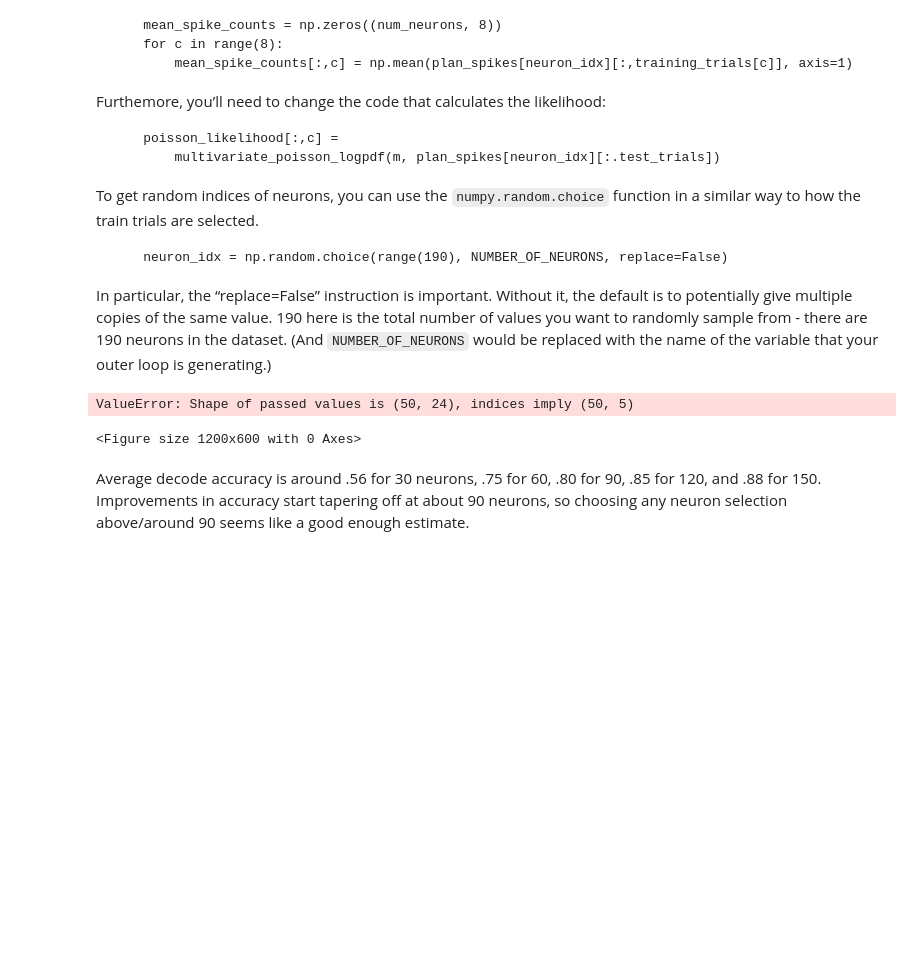
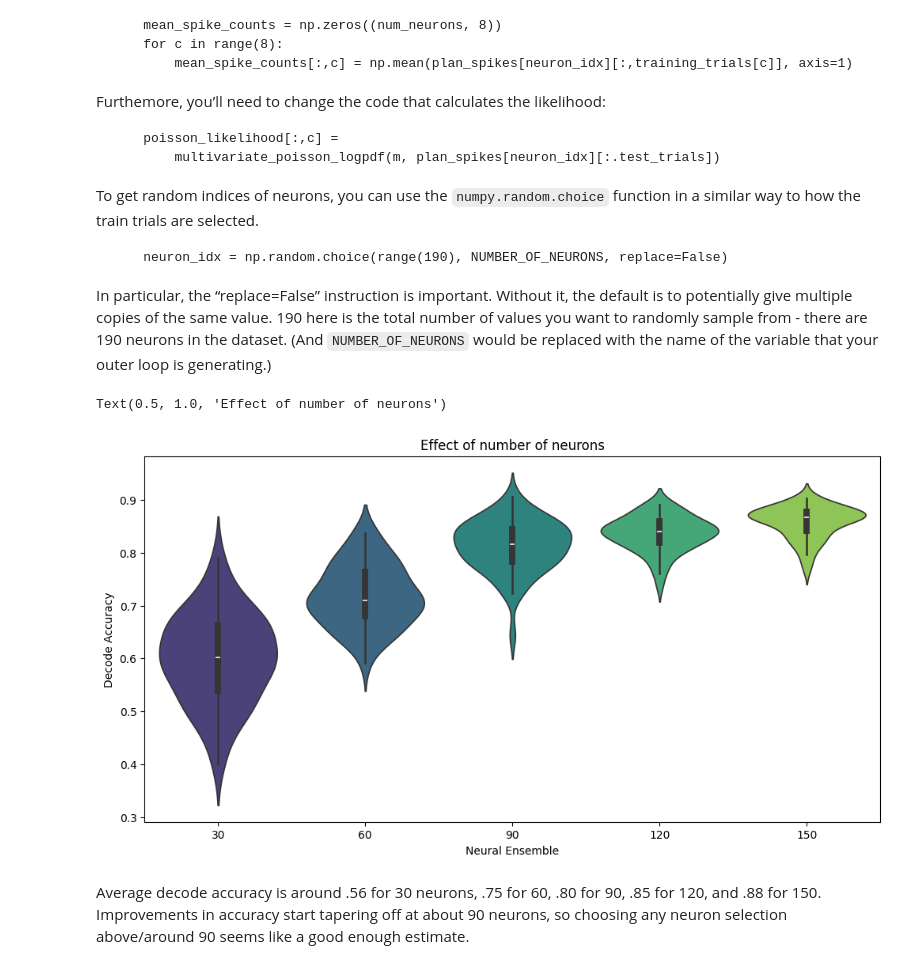
Before and after one commit to jyoon760-cmd/dontignoreme, a Jupyter notebook: HW4/HW4_notebook.ipynb, the cells around one changed output. Drawn from its saved outputs; the diff is of its cells as text; code cells hidden in the pictures; blank space fills up the shorter version.

```diff
--- a/HW4/HW4_notebook.ipynb
+++ b/HW4/HW4_notebook.ipynb
@@ -400,13 +400,14 @@ for neuronused in groupsizes:
 decode_perfofneurons = np.array(decode_perfofneurons) # convert to a numpy array
 # %%
 fig = plt.figure(figsize=(12,6))
-ax = sns.violinplot(data=pd.DataFrame(decode_perf.T,
+ax = sns.violinplot(data=pd.DataFrame(decode_perfofneurons.T,
                               columns=groupsizes),
                               palette="viridis")
 ax.set(xlabel='Neural Ensemble', ylabel='Decode Accuracy')
+plt.title('Effect of number of neurons')
 # %% [output]
-ValueError: Shape of passed values is (50, 24), indices imply (50, 5)
+Text(0.5, 1.0, 'Effect of number of neurons')
-<Figure size 1200x600 with 0 Axes>
+[figure, added]
 # %% [markdown]
 Average decode accuracy is around .56 for 30 neurons, .75 for 60, .80 for 90, .85 for 120, and .88 for 150. Improvements in accuracy start tapering off at about 90 neurons, so choosing any neuron selection above/around 90 seems like a good enough estimate.
 # %% [markdown]
```
Also changed, not shown: parts of 7 cells of this notebook.
